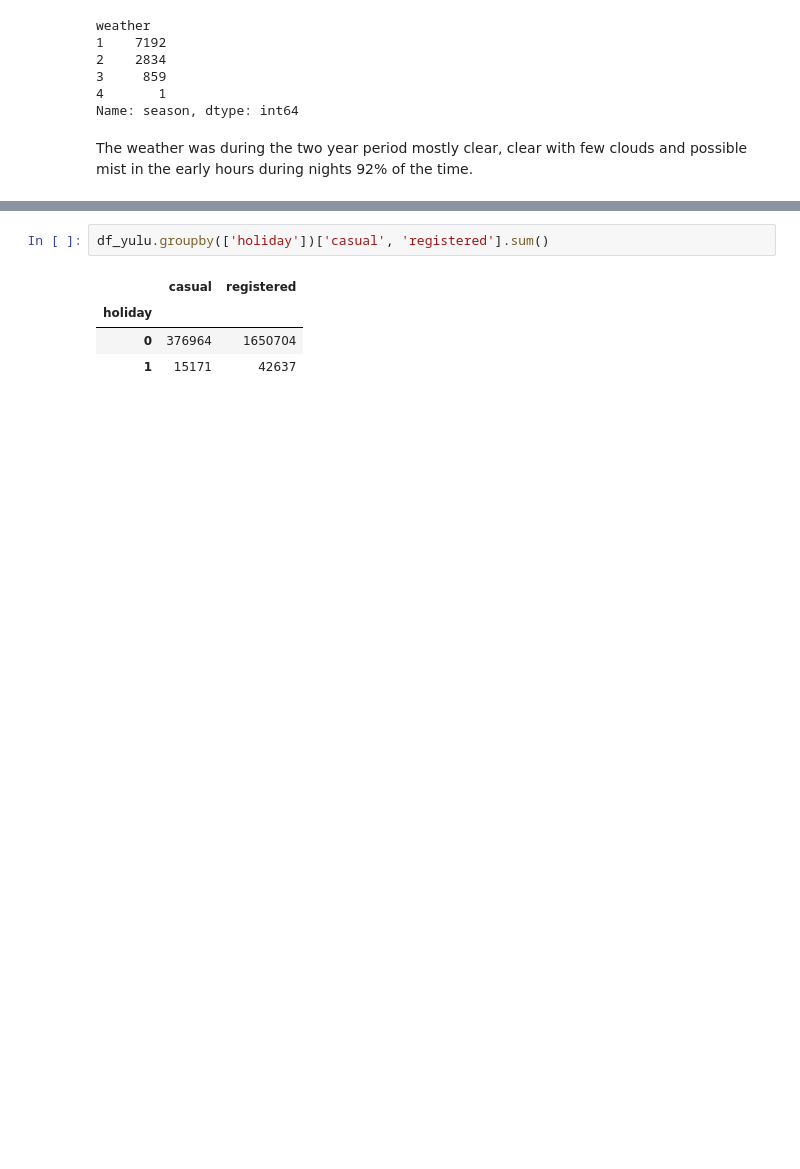
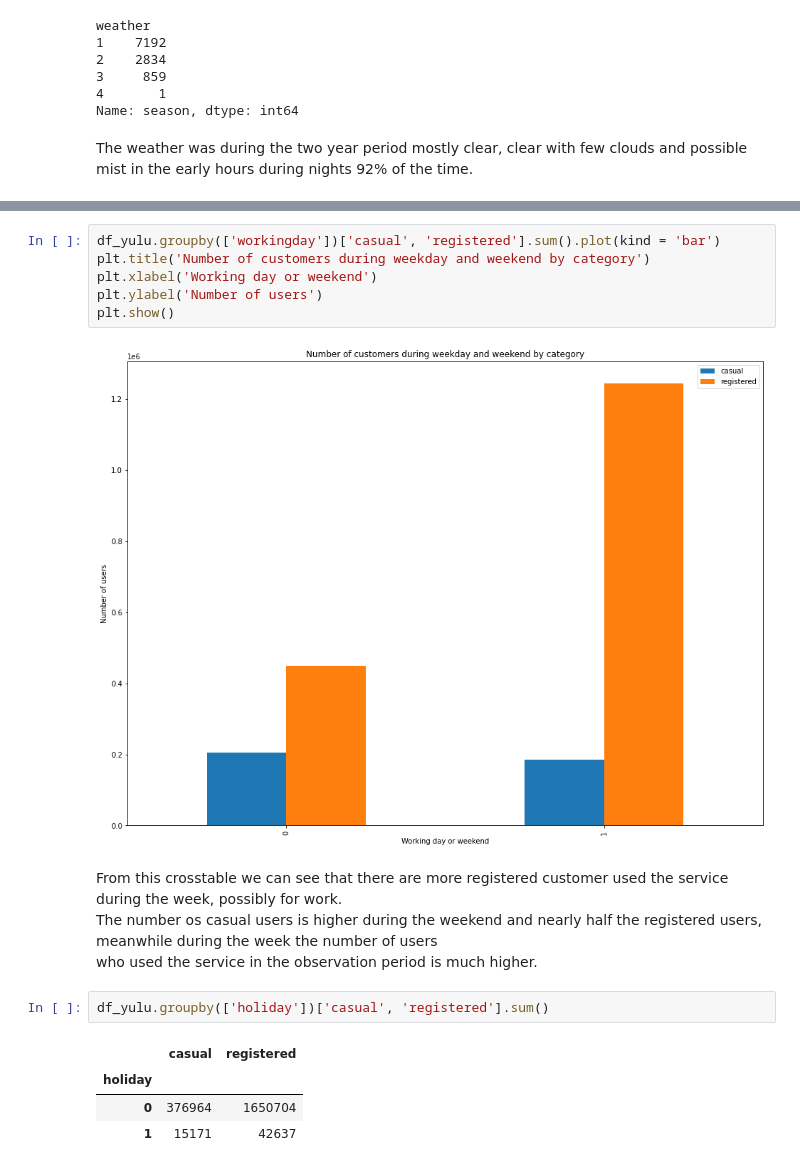
Before and after one commit to ptrGSKA/Business_case-Yulu-Hypothesis_testing, a Jupyter notebook: Yulu_Business_Hypothesis_Testing.ipynb, the cells around one changed output, grey strips where cells are left out. Saved outputs shown, nothing was run; the diff lists cells and outputs as text; blank space fills up the shorter version.

```diff
--- a/Yulu_Business_Hypothesis_Testing.ipynb
+++ b/Yulu_Business_Hypothesis_Testing.ipynb
@@ -164,3 +176,15 @@ df_yulu.groupby(['workingday'])['casual', 'registered'].sum()
+# %%
+df_yulu.groupby(['workingday'])['casual', 'registered'].sum().plot(kind = 'bar')
+plt.title('Number of customers during weekday and weekend by category')
+plt.xlabel('Working day or weekend')
+plt.ylabel('Number of users')
+plt.show()
+# %% [output]
+[figure, added]
+# %% [markdown]
+From this crosstable we can see that there are more registered customer used the service during the week, possibly for work.
+The number os casual users is higher during the weekend and nearly half the registered users, meanwhile during the week the number of users
+who used the service in the observation period is much higher.
 # %%
 df_yulu.groupby(['holiday'])['casual', 'registered'].sum()
 # %% [output]
```
Also changed, not shown: parts of 35 cells of this notebook.
